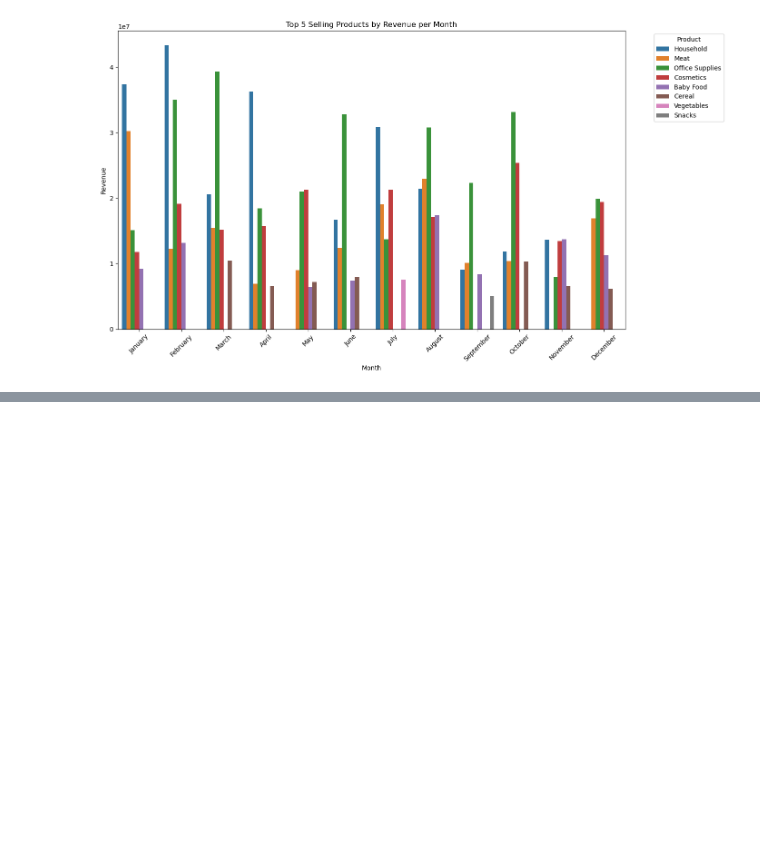
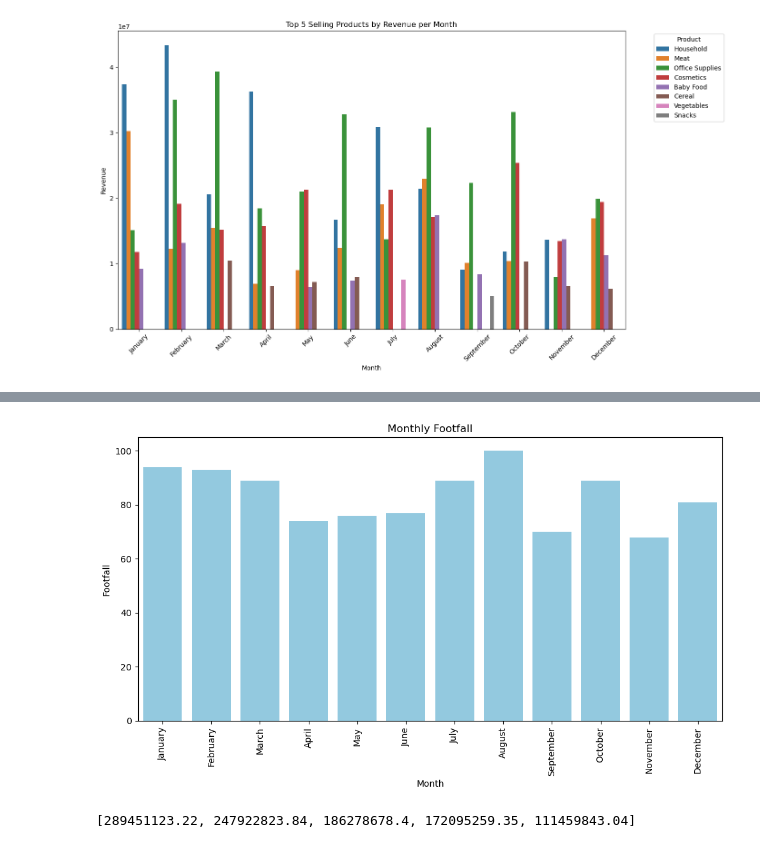
Before and after one commit to Kumarav04/AI-Consulting, a Jupyter notebook: revenue/RevenueOptimizationVisualization.ipynb, the cells around one changed output, grey strips where cells are left out. Cells and saved outputs as stored; diff of their text form; code cells hidden in the pictures; blank space fills up the shorter version.

```diff
--- a/revenue/RevenueOptimizationVisualization.ipynb
+++ b/revenue/RevenueOptimizationVisualization.ipynb
@@ -140,3 +140,7 @@ plt.savefig('Top Products by Month.png')
 plt.show()
 # %% [output]
 [figure]
+# %%
+# BAR PLOT: MONTHLY FOOTFALL
+month_counts = df.groupby('Month').size().reset_index(name = 'Count')
+month_counts
@@ -142,0 +161,20 @@ plt.show()
+# %%
+plt.figure(figsize=(10, 6))
+sns.barplot(data=month_counts, x='Month', y='Count', color = 'skyblue')
+plt.title('Monthly Footfall')
+plt.xlabel('Month')
+plt.ylabel('Footfall')
+plt.xticks(rotation=90)
+plt.tight_layout()
+plt.savefig('Monthly Footfall.png')
+# %% [output]
+[figure, added]
+# %%
+# PIE CHART: TOP PRODUCTS BY REVENUE
+revenue_product = df.groupby('Product_Name', as_index=False)['Revenue'].sum()
+sort = revenue_product.sort_values(by = 'Revenue', ascending = False)
+top_products = sort.head(5)
+products = top_products['Product_Name'].tolist()
+revenue = top_products['Revenue'].tolist()
+# %% [output]
+[289451123.22, 247922823.84, 186278678.4, 172095259.35, 111459843.04]
```
Also changed, not shown: parts of 4 cells of this notebook.
